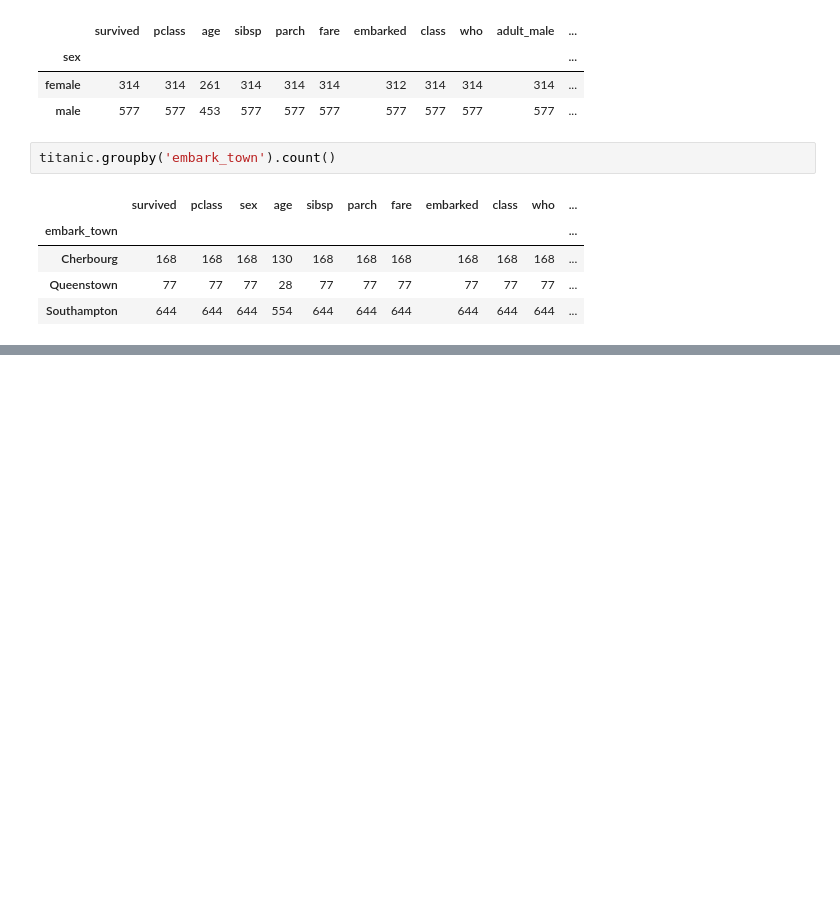
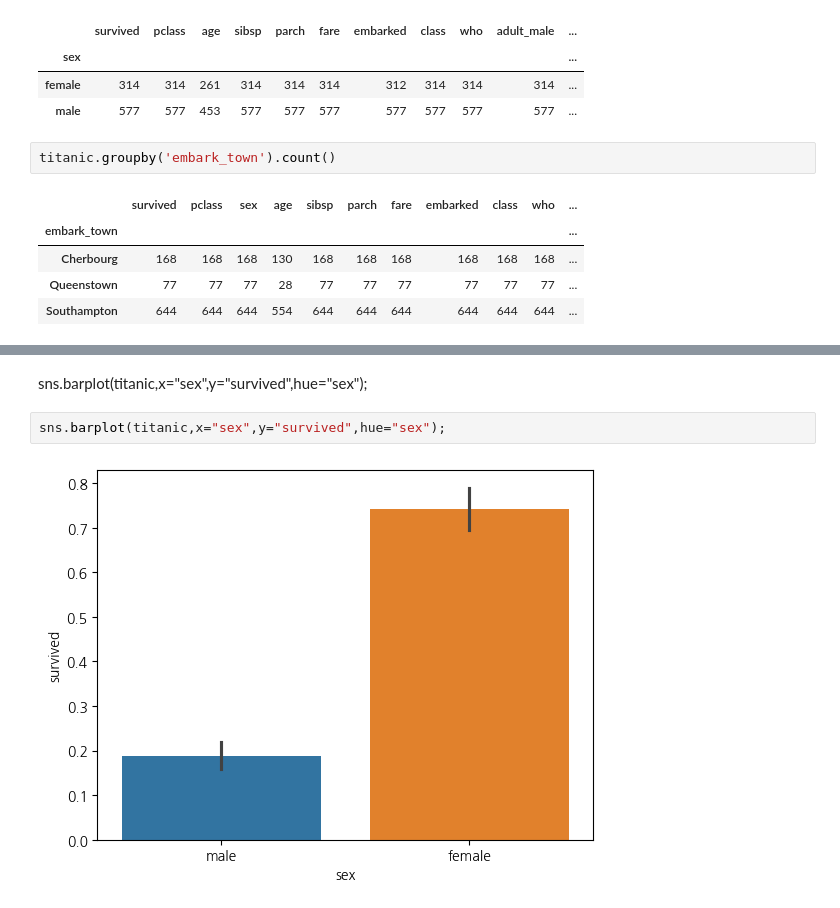
Before and after one commit to sh41n/2024-1-my-BDA, a Jupyter notebook: inclass/02w_0319_tue_dataframe_basic.ipynb, the cells around one changed output, grey strips where cells are left out. Cells and saved outputs as stored; diff of their text form; blank space fills up the shorter version.

```diff
--- a/inclass/02w_0319_tue_dataframe_basic.ipynb
+++ b/inclass/02w_0319_tue_dataframe_basic.ipynb
@@ -245,0 +268,6 @@ titanic.groupby('embark_town').count()
+# %% [markdown]
+sns.barplot(titanic,x="sex",y="survived",hue="sex");
+# %%
+sns.barplot(titanic,x="sex",y="survived",hue="sex");
+# %% [output]
+[figure, added]
```
Also changed, not shown: parts of 54 cells of this notebook.
